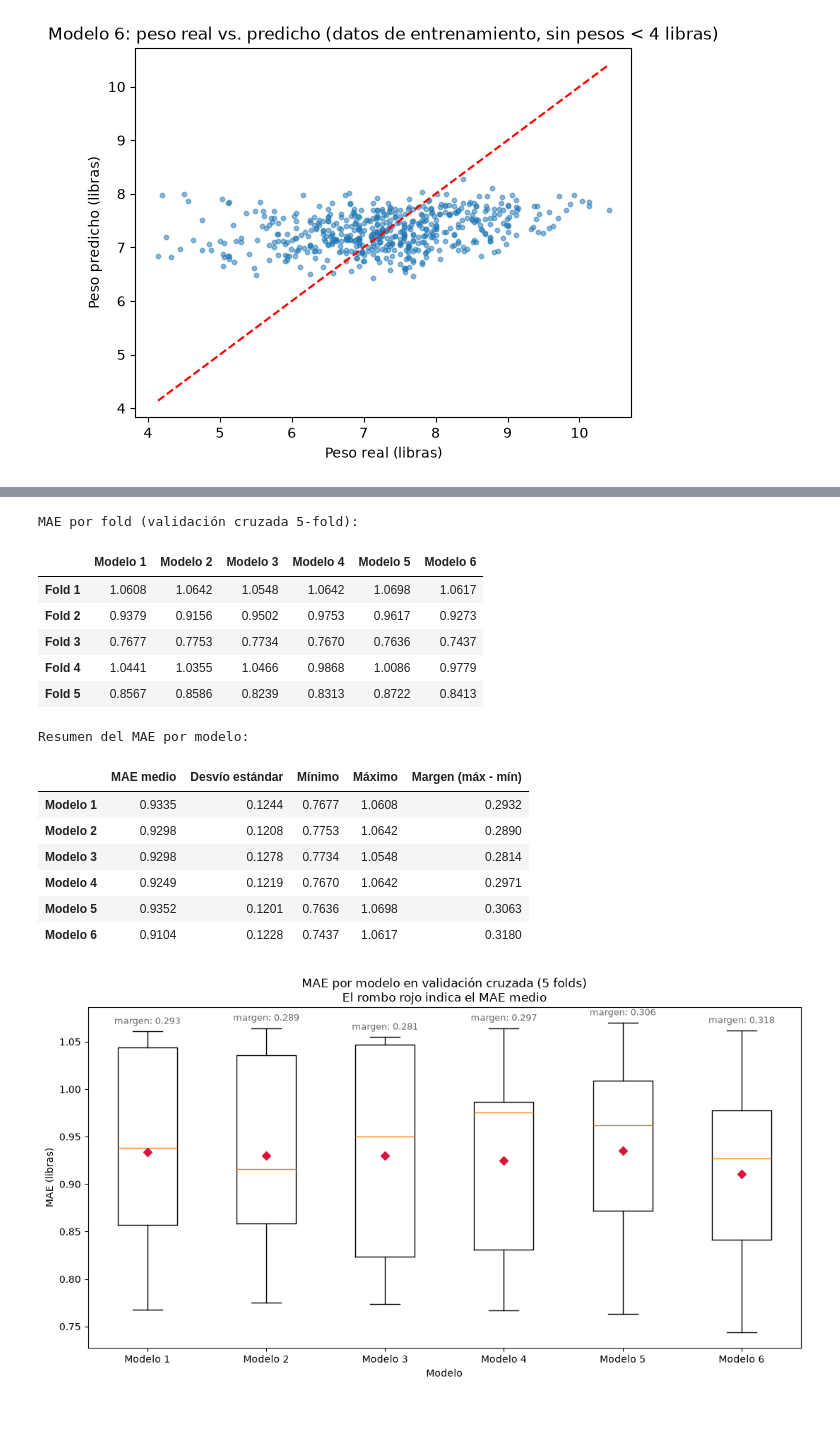
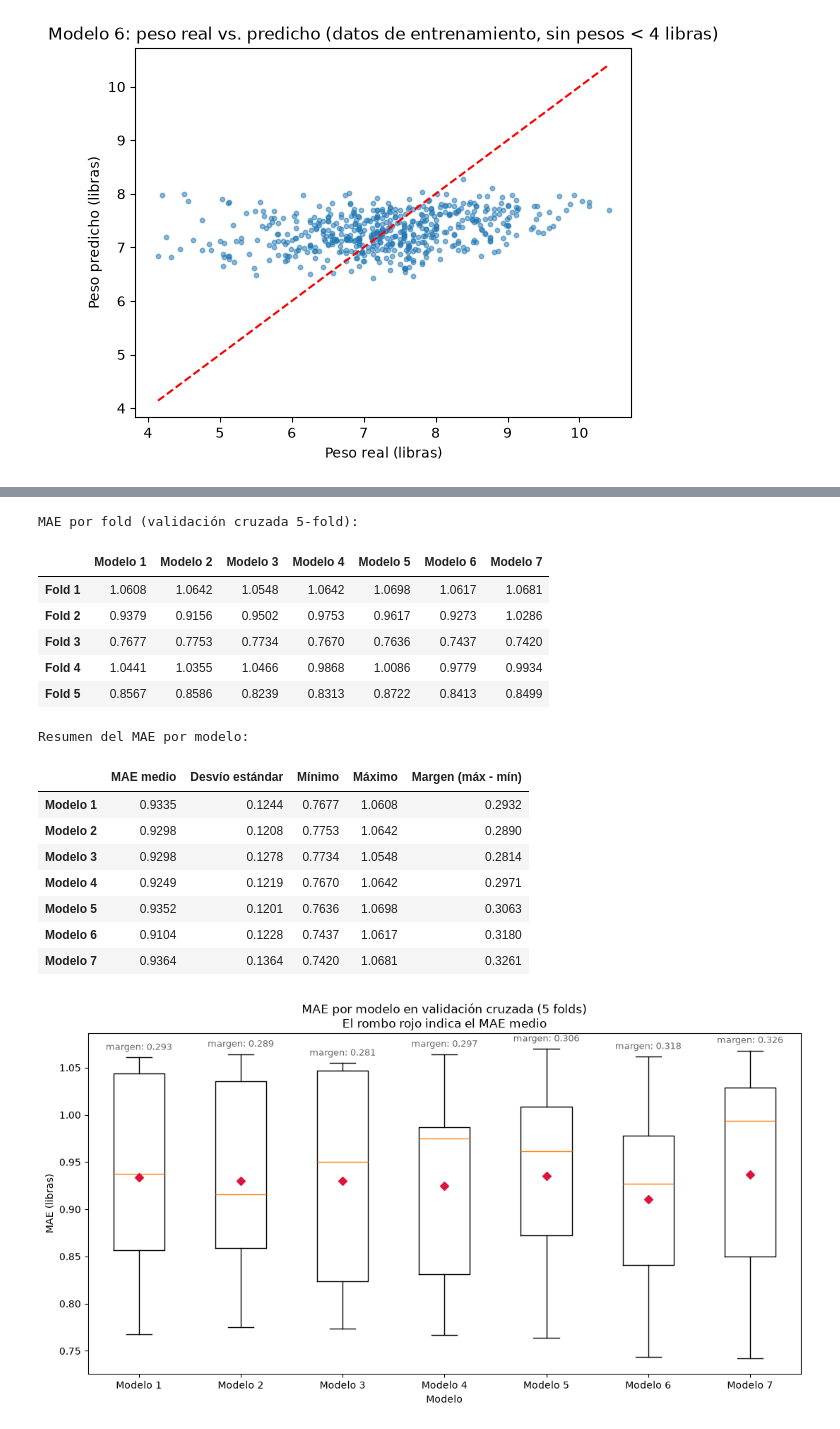
Before and after one commit to nehuenigds/LdD2026, a Jupyter notebook: TPs/TP1/TP1 ramiro.ipynb, the cells around one changed output, grey strips where cells are left out. Drawn from its saved outputs; the diff is of its cells as text; code cells hidden in the pictures.

```diff
--- a/TPs/TP1/TP1 ramiro.ipynb
+++ b/TPs/TP1/TP1 ramiro.ipynb
@@ -765,46 +739,11 @@ A diferencia de los MAE de las secciones anteriores —calculados sobre los prop
 # %%
 from sklearn.model_selection import KFold
 
-def construir_X_modelo_1(df):
-    return np.array(df[["fage", "mage", "visits", "gained", "sex_bin", "habit_bin", "marital_bin", "whitemom_bin", "mature_bin"]])
-
-def construir_X_modelo_2(df):
-    return np.array(df[["mage", "visits", "gained", "sex_bin", "habit_bin", "whitemom_bin"]])
-
-def construir_X_modelo_3(df):
-    return np.array(df[["mage", "gained", "habit_bin", "whitemom_bin"]])
-
-def construir_X_modelo_4(df):
-    return np.array(df[["mage", "gained", "whitemom_bin"]])
-
-def construir_X_modelo_5(df):
-    visitas_seguras = df["visits"].replace(0.0, 1.0)
-    return np.array(np.column_stack([
-        df["visits"] / df["mage"],
-        df["gained"],
-        df["gained"] / visitas_seguras,
-        df["sex_bin"] * df["gained"],
-        df["habit_bin"] * df["gained"],
-        df["visits"] * df["mage"],
-    ]))
-
-def construir_X_modelo_6(df):
-    return np.array(df[["mage", "gained", "habit_bin", "whitemom_bin", "marital_bin", "sex_bin"]])
-
-constructores = {
-    "Modelo 1": construir_X_modelo_1,
-    "Modelo 2": construir_X_modelo_2,
-    "Modelo 3": construir_X_modelo_3,
-    "Modelo 4": construir_X_modelo_4,
-    "Modelo 5": construir_X_modelo_5,
-    "Modelo 6": construir_X_modelo_6,
-}
-
 kf = KFold(n_splits=5, shuffle=True, random_state=42)
 
-MAE_validacion_cruzada = {nombre: [] for nombre in constructores}
+MAE_validacion_cruzada = {nombre: [] for nombre in modelos}
 
-for nombre, construir_X in constructores.items():
+for nombre, construir_X in modelos.items():
     for indices_entrenamiento, indices_validacion in kf.split(X_entrenamiento):
         X_fold_ent = X_entrenamiento.iloc[indices_entrenamiento]
         X_fold_val = X_entrenamiento.iloc[indices_validacion]
@@ -838,12 +777,12 @@ print("Resumen del MAE por modelo:")
 display(resumen_cv.round(4))
 # %% [output]
 MAE por fold (validación cruzada 5-fold):
-|  | Modelo 1 | Modelo 2 | Modelo 3 | Modelo 4 | Modelo 5 | Modelo 6 |
-| Fold 1 | 1.0608 | 1.0642 | 1.0548 | 1.0642 | 1.0698 | 1.0617 |
-| Fold 2 | 0.9379 | 0.9156 | 0.9502 | 0.9753 | 0.9617 | 0.9273 |
-| Fold 3 | 0.7677 | 0.7753 | 0.7734 | 0.7670 | 0.7636 | 0.7437 |
-| Fold 4 | 1.0441 | 1.0355 | 1.0466 | 0.9868 | 1.0086 | 0.9779 |
-| Fold 5 | 0.8567 | 0.8586 | 0.8239 | 0.8313 | 0.8722 | 0.8413 |
+|  | Modelo 1 | Modelo 2 | Modelo 3 | Modelo 4 | Modelo 5 | Modelo 6 | Modelo 7 |
+| Fold 1 | 1.0608 | 1.0642 | 1.0548 | 1.0642 | 1.0698 | 1.0617 | 1.0681 |
+| Fold 2 | 0.9379 | 0.9156 | 0.9502 | 0.9753 | 0.9617 | 0.9273 | 1.0286 |
+| Fold 3 | 0.7677 | 0.7753 | 0.7734 | 0.7670 | 0.7636 | 0.7437 | 0.7420 |
+| Fold 4 | 1.0441 | 1.0355 | 1.0466 | 0.9868 | 1.0086 | 0.9779 | 0.9934 |
+| Fold 5 | 0.8567 | 0.8586 | 0.8239 | 0.8313 | 0.8722 | 0.8413 | 0.8499 |
 Resumen del MAE por modelo:
 |  | MAE medio | Desvío estándar | Mínimo | Máximo | Margen (máx - mín) |
 | Modelo 1 | 0.9335 | 0.1244 | 0.7677 | 1.0608 | 0.2932 |
@@ -852,24 +791,25 @@ Resumen del MAE por modelo:
 | Modelo 4 | 0.9249 | 0.1219 | 0.7670 | 1.0642 | 0.2971 |
 | Modelo 5 | 0.9352 | 0.1201 | 0.7636 | 1.0698 | 0.3063 |
 | Modelo 6 | 0.9104 | 0.1228 | 0.7437 | 1.0617 | 0.3180 |
+| Modelo 7 | 0.9364 | 0.1364 | 0.7420 | 1.0681 | 0.3261 |
 # %%
 plt.figure(figsize=(11, 6))
 
-nombres = list(constructores.keys())
+nombres = list(modelos.keys())
 datos_mae = [MAE_validacion_cruzada[nombre] for nombre in nombres]
 
 plt.boxplot(datos_mae, showmeans=True,
             meanprops=dict(marker="D", markerfacecolor="crimson", markeredgecolor="crimson"))
 plt.xticks(range(1, len(nombres) + 1), nombres)
 
 for i, mae_fold in enumerate(datos_mae, start=1):
     margen = max(mae_fold) - min(mae_fold)
     plt.text(i, max(mae_fold) + 0.008, f"margen: {margen:.3f}", ha="center", fontsize=9, color="dimgray")
 
 plt.title("MAE por modelo en validación cruzada (5 folds)\nEl rombo rojo indica el MAE medio")
 plt.xlabel("Modelo")
 plt.ylabel("MAE (libras)")
 plt.tight_layout()
 plt.show()
 # %% [output]
-[figure, old version]
+[figure, new version]
```
Also changed, not shown: parts of 22 cells of this notebook, 29 other files.
